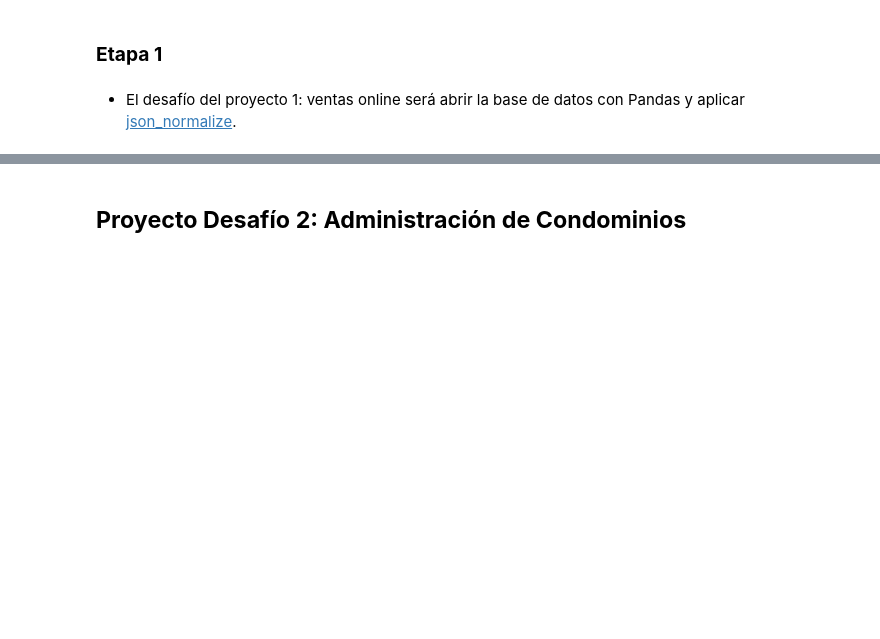
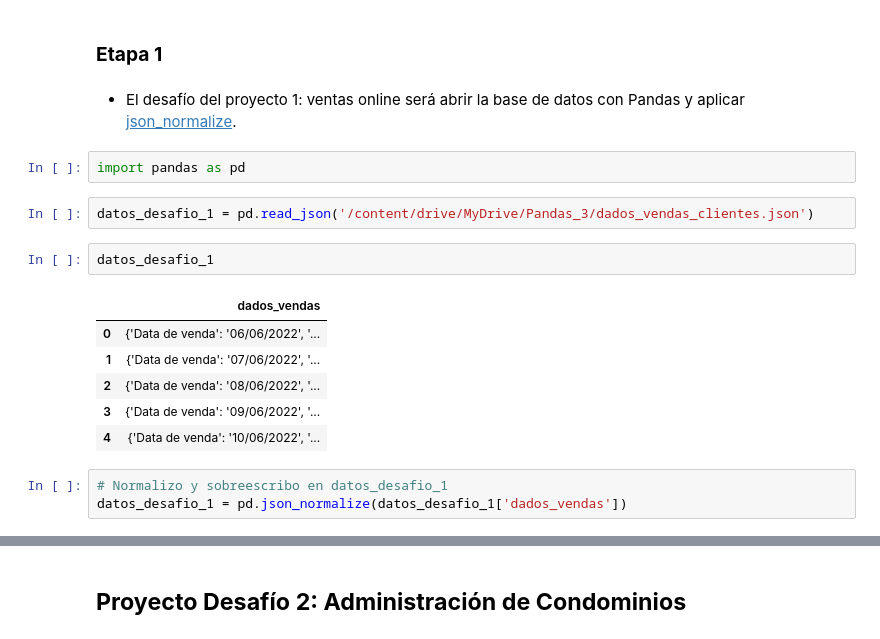
Before and after one commit to DanielRaiicHu/datos_panda_transformacion_manipulacion, a Jupyter notebook: datos_panda_transformacion_manipulacion.ipynb, the cells around one changed output, grey strips where cells are left out. Drawn from its saved outputs; the diff is of its cells as text; blank space fills up the shorter version.

```diff
--- a/datos_panda_transformacion_manipulacion.ipynb
+++ b/datos_panda_transformacion_manipulacion.ipynb
@@ -87,3 +87,19 @@ https://cdn3.gnarususercontent.com.br/2928-transformacao-manipulacao-dados/dados
 ### **Etapa 1**
 # %% [markdown]
 * El desafío del proyecto 1: ventas online será abrir la base de datos con Pandas y aplicar [json_normalize](https://pandas.pydata.org/docs/reference/api/pandas.json_normalize.html).
+# %%
+import pandas as pd
+# %%
+datos_desafio_1 = pd.read_json('/content/drive/MyDrive/Pandas_3/dados_vendas_clientes.json')
+# %%
+datos_desafio_1
+# %% [output]
+|  | dados_vendas |
+| 0 | {'Data de venda': '06/06/2022', '... |
+| 1 | {'Data de venda': '07/06/2022', '... |
+| 2 | {'Data de venda': '08/06/2022', '... |
+| 3 | {'Data de venda': '09/06/2022', '... |
+| 4 | {'Data de venda': '10/06/2022', '... |
+# %%
+# Normalizo y sobreescribo en datos_desafio_1
+datos_desafio_1 = pd.json_normalize(datos_desafio_1['dados_vendas'])
```
Also changed, not shown: parts of 6 cells of this notebook.
